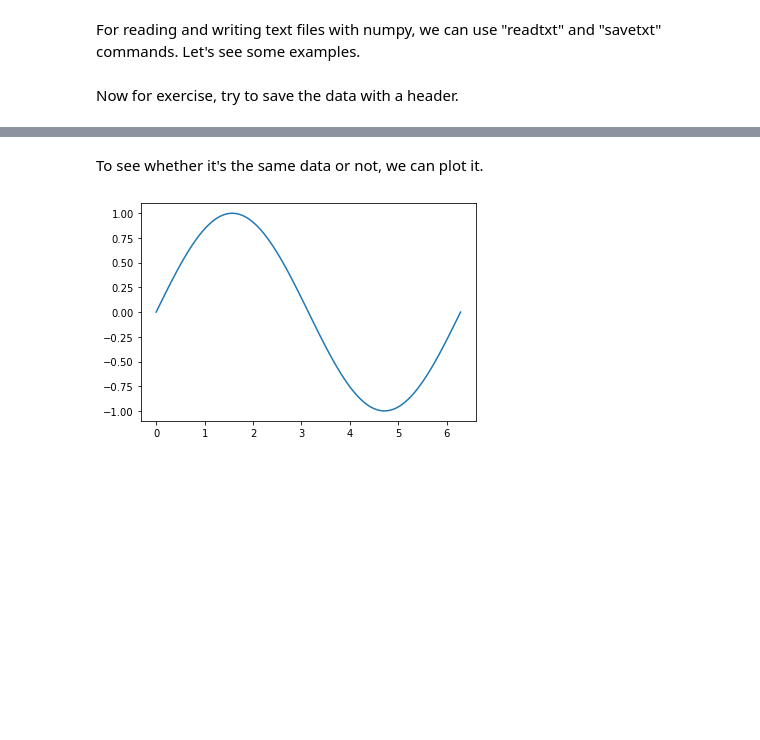
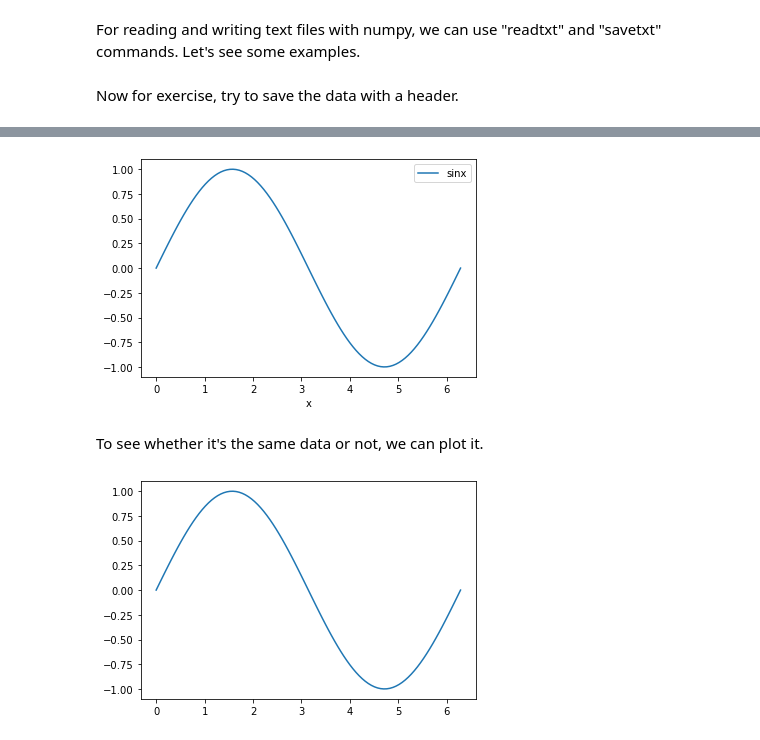
Before and after one commit to SBUDataAnalyisis/introduction-to-python-hastihojabr, a Jupyter notebook: Set_01.ipynb, the cells around one changed output, grey strips where cells are left out. Saved outputs shown, nothing was run; the diff lists cells and outputs as text; code cells hidden in the pictures; blank space fills up the shorter version.

```diff
--- a/Set_01.ipynb
+++ b/Set_01.ipynb
@@ -325,3 +325,6 @@ data_to_save = np.column_stack((x, y))
 np.savetxt('sine_function', data_to_save)
 # %% [markdown]
 Now for exercise, try to save the data with a header.
+# %%
+df = pd.DataFrame(zip(x,y), columns= ['x','sinx'] )
+df.head(10)
@@ -327,0 +375,5 @@ Now for exercise, try to save the data with a header.
+# %%
+df.plot(x ='x', y='sinx')
+plt.show()
+# %% [output]
+[figure, added]
```
Also changed, not shown: parts of 6 cells of this notebook.
